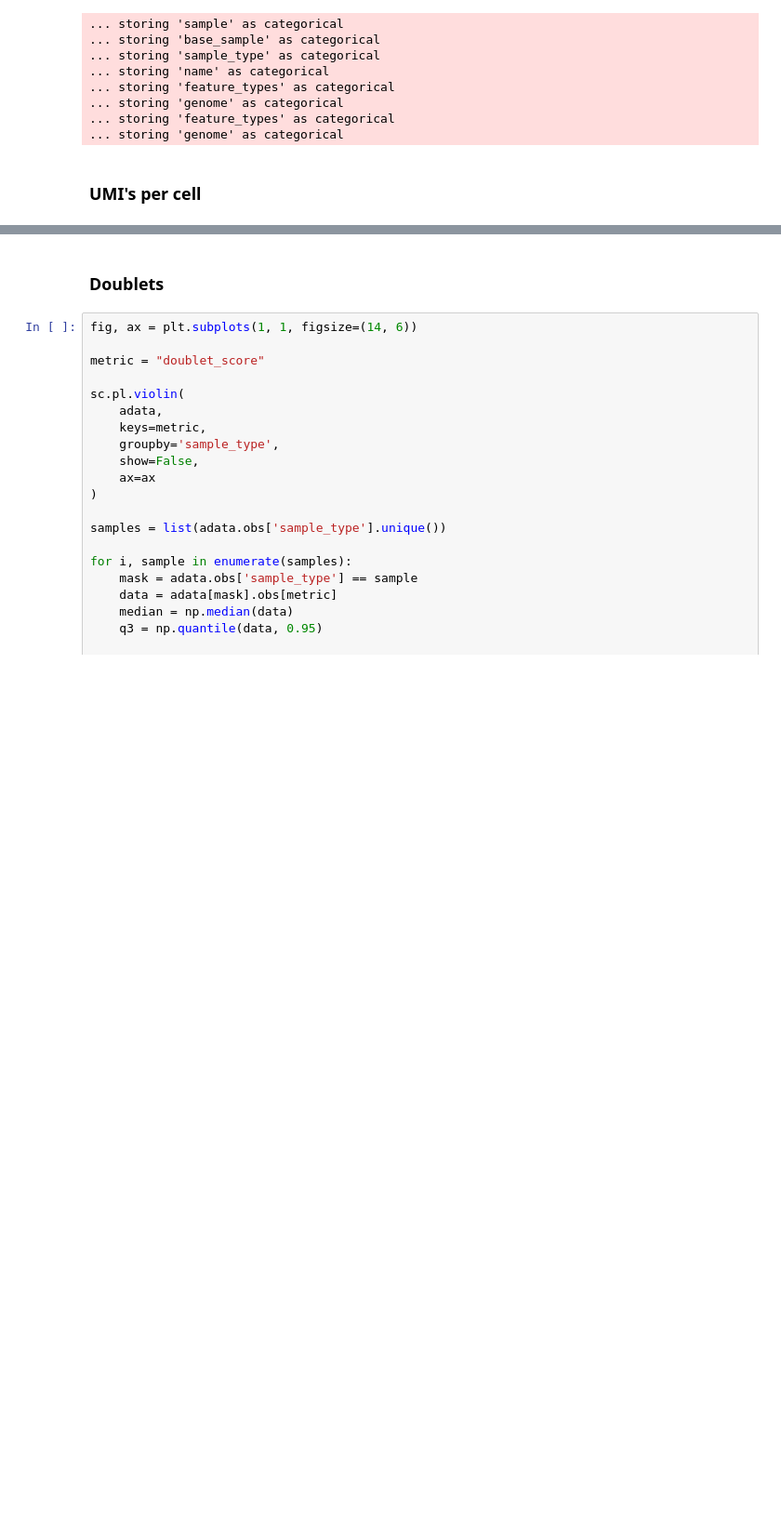
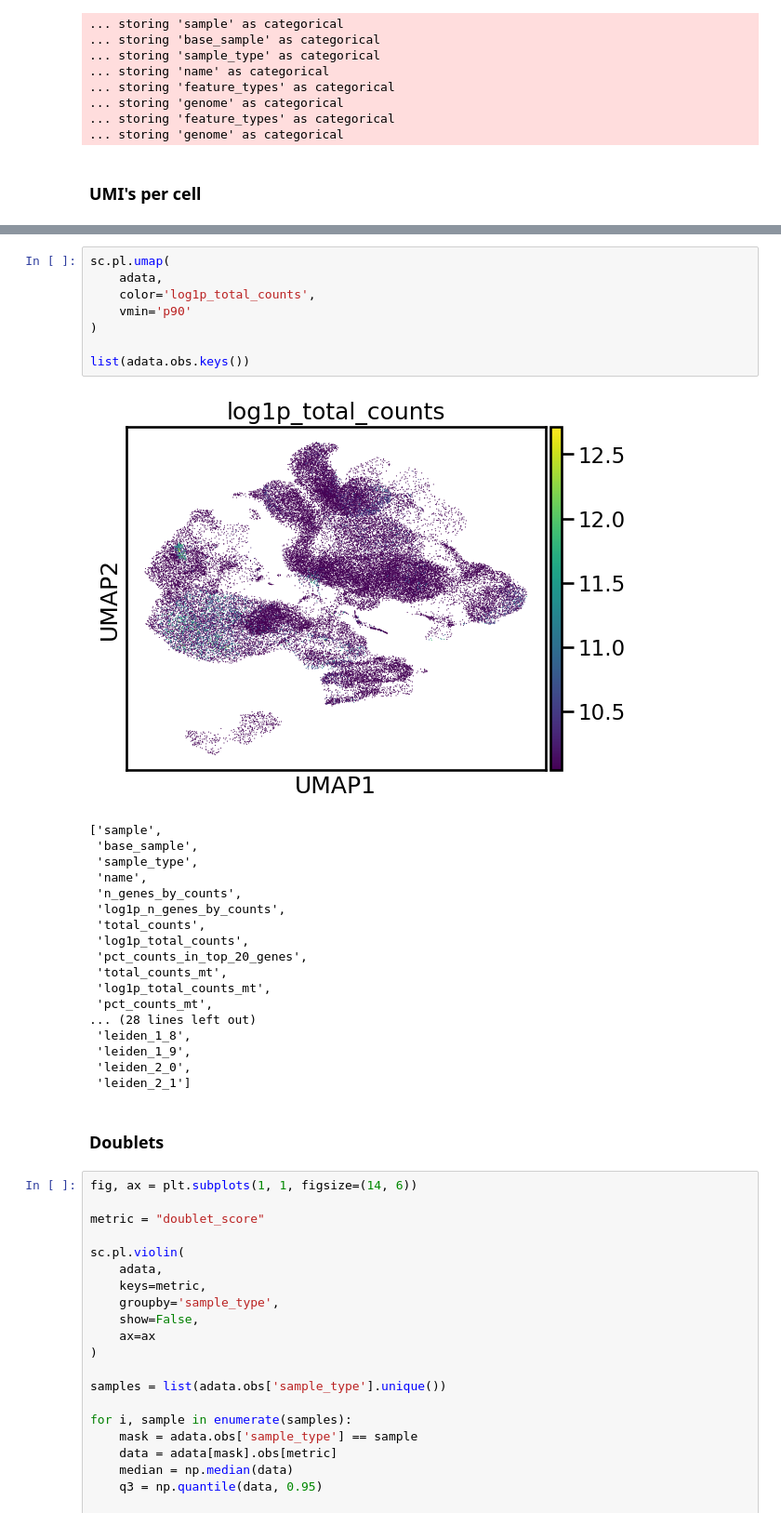
Before and after one commit to kevin-lee-aifi/mm_bm_chip_organoids, a Jupyter notebook: EXP-01244/quality_control/merged_qc.ipynb, the cells around one changed output, grey strips where cells are left out. Shown at 93% size. Saved outputs shown, nothing was run; the diff lists cells and outputs as text; blank space fills up the shorter version.

```diff
--- a/EXP-01244/quality_control/merged_qc.ipynb
+++ b/EXP-01244/quality_control/merged_qc.ipynb
@@ -214,3 +250,30 @@ AnnData object with n_obs × n_vars = 49435 × 18082
+# %%
+sc.pl.umap(
+    adata,
+    color='log1p_total_counts',
+    vmin='p90'
+)
+
+list(adata.obs.keys())
+# %% [output]
+[figure, added]
+['sample',
+ 'base_sample',
+ 'sample_type',
+ 'name',
+ 'n_genes_by_counts',
+ 'log1p_n_genes_by_counts',
+ 'total_counts',
+ 'log1p_total_counts',
+ 'pct_counts_in_top_20_genes',
+ 'total_counts_mt',
+ 'log1p_total_counts_mt',
+ 'pct_counts_mt',
+... (28 lines left out)
+ 'leiden_1_8',
+ 'leiden_1_9',
+ 'leiden_2_0',
+ 'leiden_2_1']
 # %% [markdown]
 ### Doublets
 # %%
```
Also changed, not shown: parts of 3 cells of this notebook, 12 other files.
